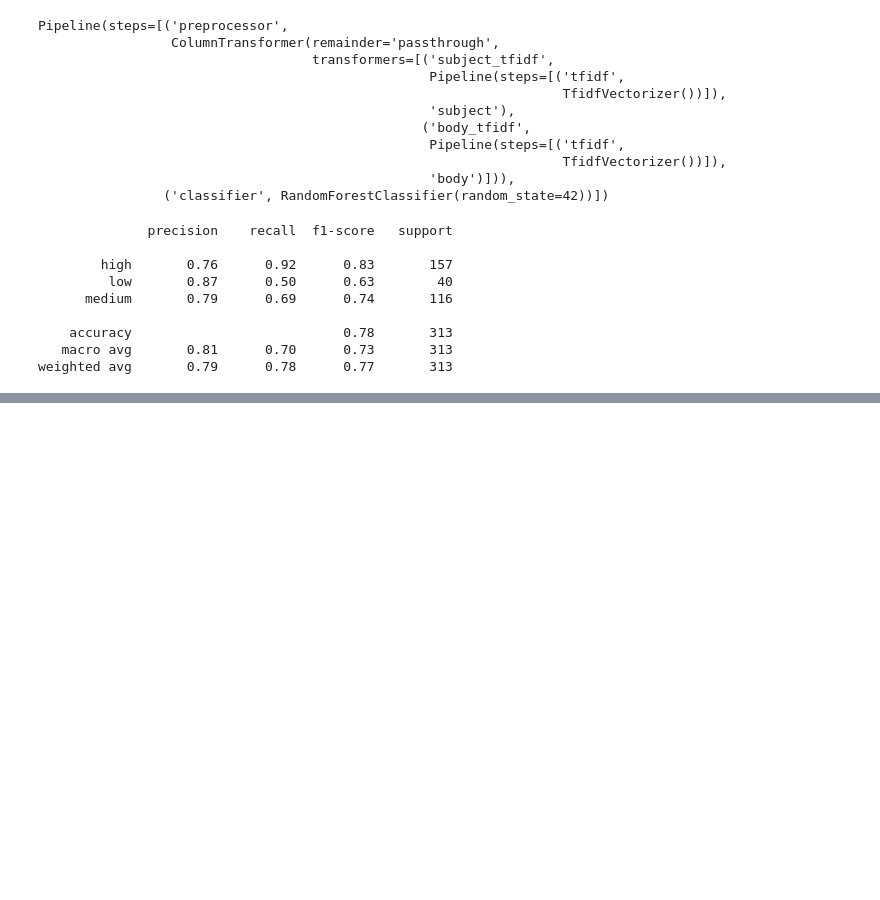
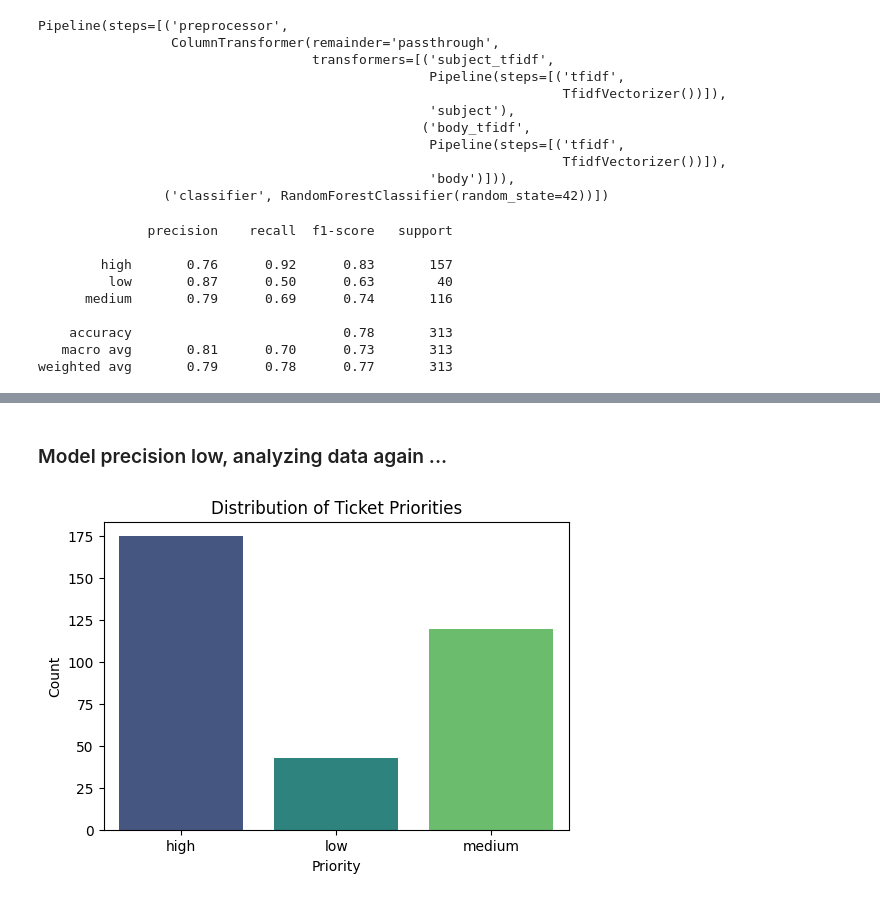
Before and after one commit to Kripa8702/Text-Classifier---Urgent-vs.-No-Urgent, a Jupyter notebook: classification_with_tfId.ipynb, the cells around one changed output, grey strips where cells are left out. Saved outputs shown, nothing was run; the diff lists cells and outputs as text; code cells hidden in the pictures; blank space fills up the shorter version.

```diff
--- a/classification_with_tfId.ipynb
+++ b/classification_with_tfId.ipynb
@@ -82,0 +189,4 @@ weighted avg       0.79      0.78      0.77       313
+# %%
+df_new['preprocessed_text'] = df_new['subject_tokenized'] + ' ' + df_new['body_tokenized']
+
+df_new.sample(3)
@@ -82,0 +199,8 @@ weighted avg       0.79      0.78      0.77       313
+# %%
+label_encoder_type = LabelEncoder()
+label_encoder_queue = LabelEncoder()
+
+df_new['type_encoded'] = label_encoder_type.fit_transform(df_new['type'])
+df_new['queue_encoded'] = label_encoder_queue.fit_transform(df_new['queue'])
+
+df_new.sample(3)
@@ -82,0 +213,5 @@ weighted avg       0.79      0.78      0.77       313
+# %%
+# Clean unnecessary columns - answer, id, language, business_type
+df_new.drop(columns=['answer', 'id', 'language', 'business_type'], inplace=True)
+
+df_new.sample(3)
@@ -82,0 +223,8 @@ weighted avg       0.79      0.78      0.77       313
+# %%
+# Remove other unnecessary columns and store in new df
+df_cleaned = df_new[['preprocessed_text', 'type_encoded', 'queue_encoded', 'priority']]
+
+df_cleaned.sample(3)
+
+# Store the cleaned data in a new CSV file
+df_cleaned.to_csv('preprocessed_tickets.csv', index=False)
@@ -82,0 +356,14 @@ weighted avg       0.79      0.78      0.77       313
+# %% [markdown]
+### Model precision low, analyzing data again ...
+# %%
+# count plot for high, medium and low priority tickets
+
+plt.figure(figsize=(6, 4))
+sns.countplot(x='priority', data=df_cleaned, palette='viridis', hue='priority')
+plt.xlabel('Priority')
+plt.ylabel('Count')
+plt.title('Distribution of Ticket Priorities')
+
+plt.show()
+# %% [output]
+[figure, added]
```
Also changed, not shown: parts of 35 cells of this notebook, 4 other files.
